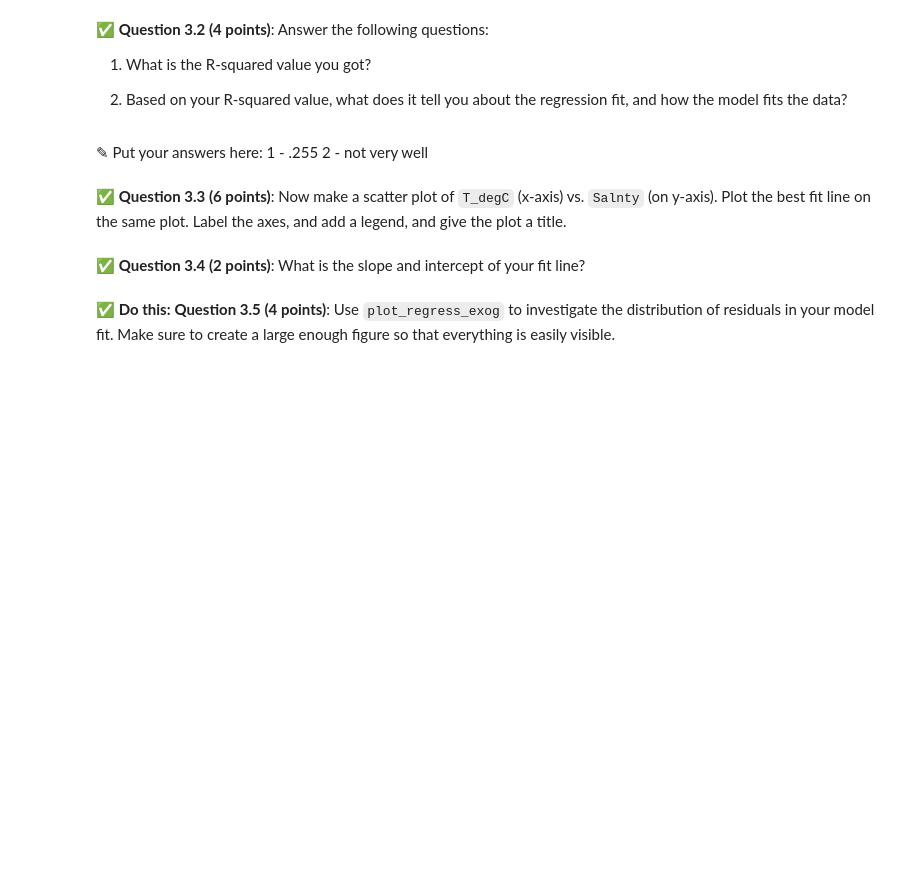
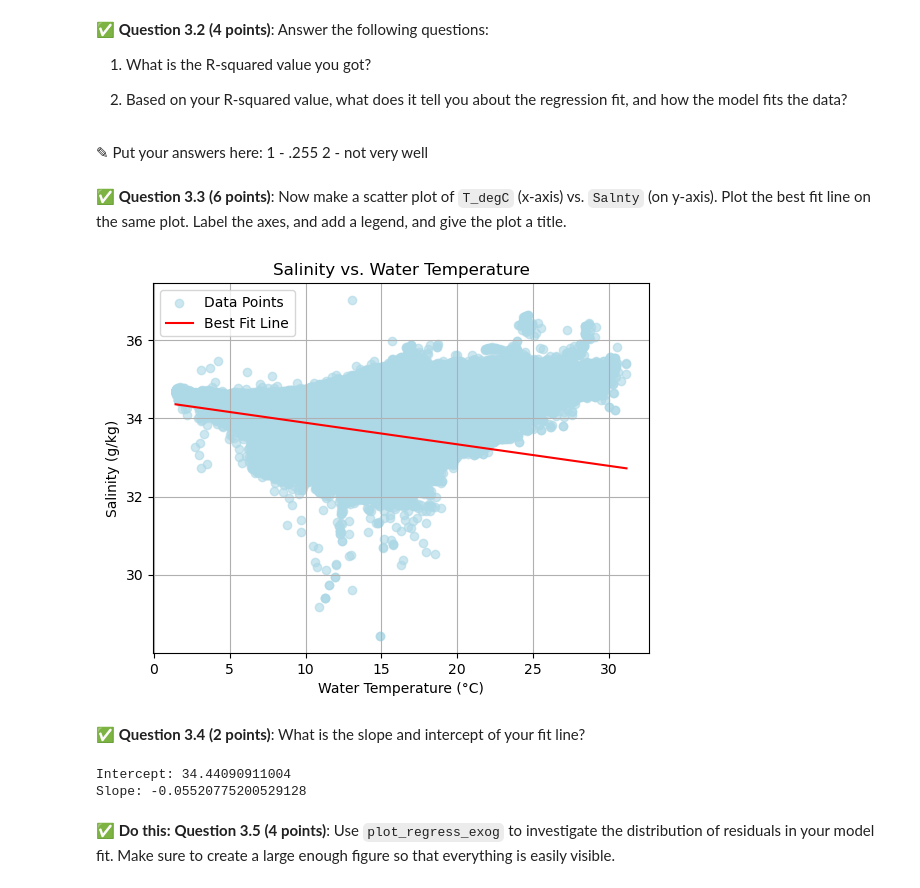
Before and after one commit to singhs77/CMSE202-f25-turnin, a Jupyter notebook: hw-03/HW-03_Regression-S25-STUDENT.ipynb, the cells around one changed output. Drawn from its saved outputs; the diff is of its cells as text; code cells hidden in the pictures; blank space fills up the shorter version.

```diff
--- a/hw-03/HW-03_Regression-S25-STUDENT.ipynb
+++ b/hw-03/HW-03_Regression-S25-STUDENT.ipynb
@@ -193,2 +191,27 @@ Notes:
+# %%
+# Put your code here
+import matplotlib.pyplot as plt
+import numpy as np
+
+# Scatter plot
+plt.scatter(df["T_degC"], df["Salnty"], color='lightblue', label='Data Points', alpha=0.6)
+
+# Generate regression line
+x_vals = np.linspace(df["T_degC"].min(), df["T_degC"].max(), 100)
+x_vals_with_const = sm.add_constant(x_vals)
+y_pred = model.predict(x_vals_with_const)
+
+# Plot regression line
+plt.plot(x_vals, y_pred, color='red', label='Best Fit Line')
+
+# Labels and title
+plt.xlabel("Water Temperature (°C)")
+plt.ylabel("Salinity (g/kg)")
+plt.title("Salinity vs. Water Temperature")
+plt.legend()
+plt.grid(True)
+plt.show()
+# %% [output]
+[figure, added]
 # %% [markdown]
 &#9989;  **Question 3.4 (2 points)**: What is the slope and intercept of your fit line?
@@ -197,2 +218,9 @@ Notes:
+# %%
+intercept, slope = model.params
+print(f"Intercept: {intercept}")
+print(f"Slope: {slope}")
+# %% [output]
+Intercept: 34.44090911004
+Slope: -0.05520775200529128
 # %% [markdown]
 **&#9989; Do this:** **Question 3.5 (4 points)**: Use `plot_regress_exog` to investigate the distribution of residuals in your model fit. Make sure to create a large enough figure so that everything is easily visible.
```
Also changed, not shown: parts of 19 cells of this notebook, 1 other file.
